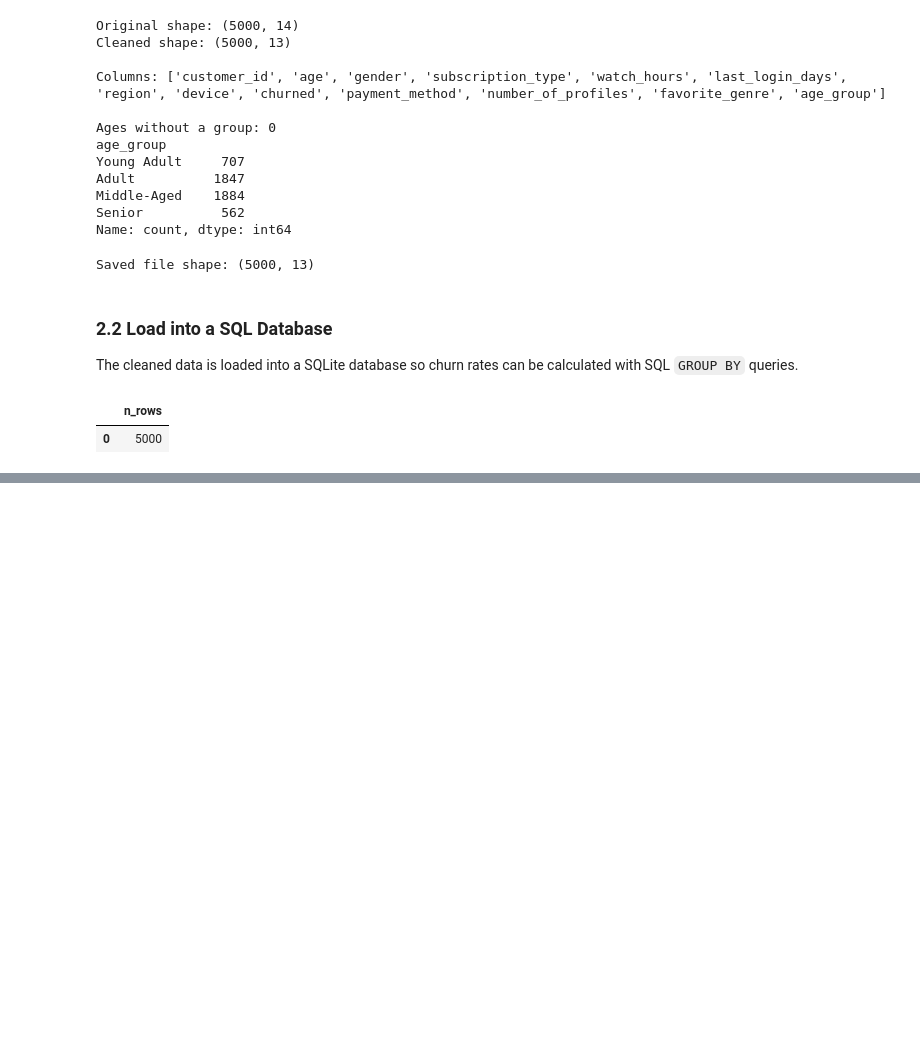
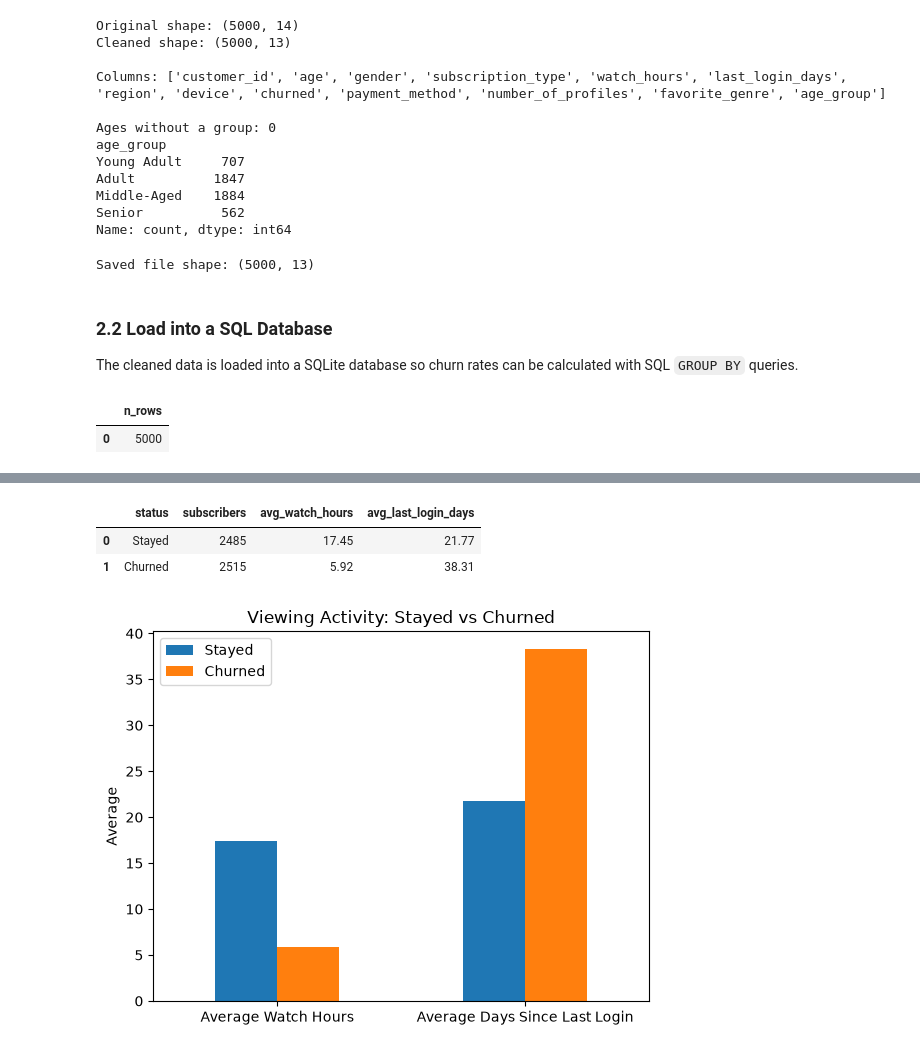
Before and after one commit to CS122-04-FA26/netflix-churn-analysis, a Jupyter notebook: notebooks/netflix_churn_analysis.ipynb, the cells around one changed output, grey strips where cells are left out. Drawn from its saved outputs; the diff is of its cells as text; code cells hidden in the pictures; blank space fills up the shorter version.

```diff
--- a/notebooks/netflix_churn_analysis.ipynb
+++ b/notebooks/netflix_churn_analysis.ipynb
@@ -276,0 +320,32 @@ pd.read_sql_query(query, conn)
+# %%
+# Calculate the number of subscribers, average watch hours, and average days since last login for churned vs stayed
+query = """
+SELECT
+    CASE churned WHEN 0 THEN 'Stayed' ELSE 'Churned' END AS status,
+    COUNT(*) AS subscribers,
+    ROUND(AVG(watch_hours), 2) AS avg_watch_hours,
+    ROUND(AVG(last_login_days), 2) AS avg_last_login_days
+FROM subscribers
+GROUP BY churned
+ORDER BY churned;
+"""
+activity = pd.read_sql_query(query, conn)
+
+# Show the results table
+display(activity)
+
+# Plot both averages side by side, with one bar for Stayed and one for Churned
+chart_data = activity.set_index("status")[["avg_watch_hours", "avg_last_login_days"]].T
+chart_data.index = ["Average Watch Hours", "Average Days Since Last Login"]
+chart_data.plot(kind="bar")
+plt.title("Viewing Activity: Stayed vs Churned")
+plt.xlabel("")
+plt.ylabel("Average")
+plt.xticks(rotation=0)
+plt.legend(title="")
+plt.show()
+# %% [output]
+|  | status | subscribers | avg_watch_hours | avg_last_login_days |
+| 0 | Stayed | 2485 | 17.45 | 21.77 |
+| 1 | Churned | 2515 | 5.92 | 38.31 |
+[figure, added]
```
Also changed, not shown: parts of 21 cells of this notebook.
